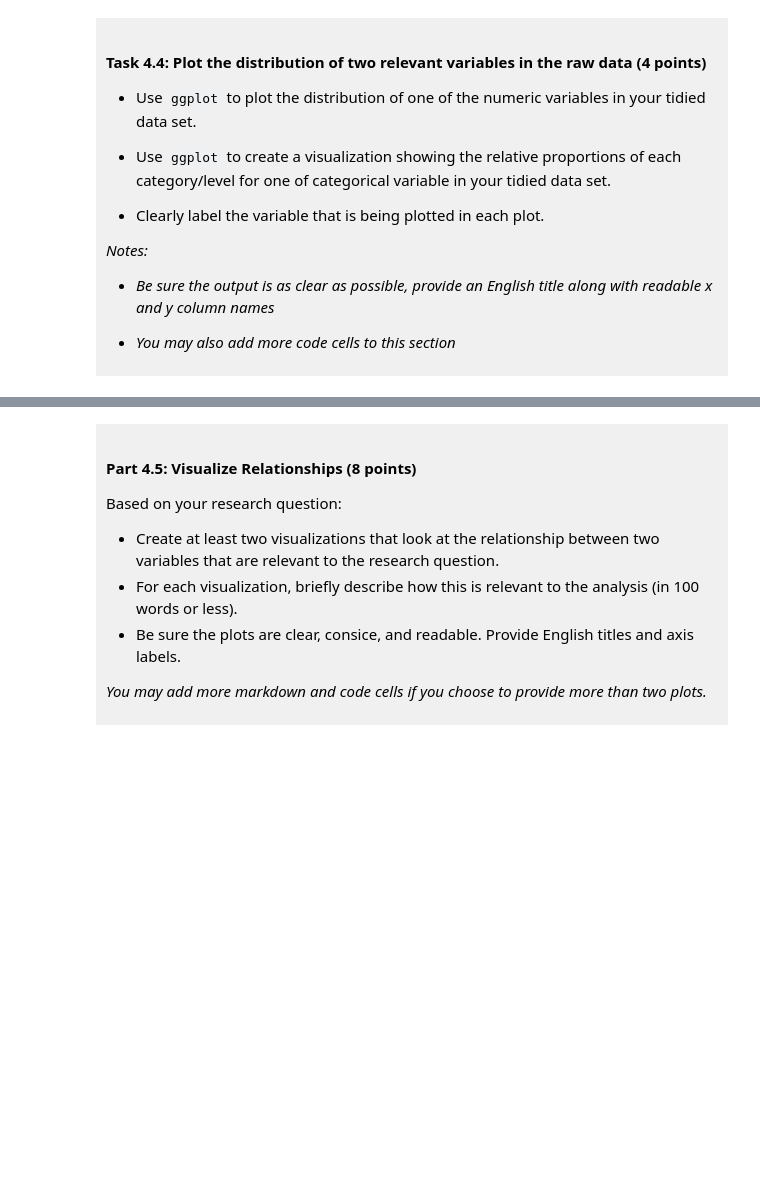
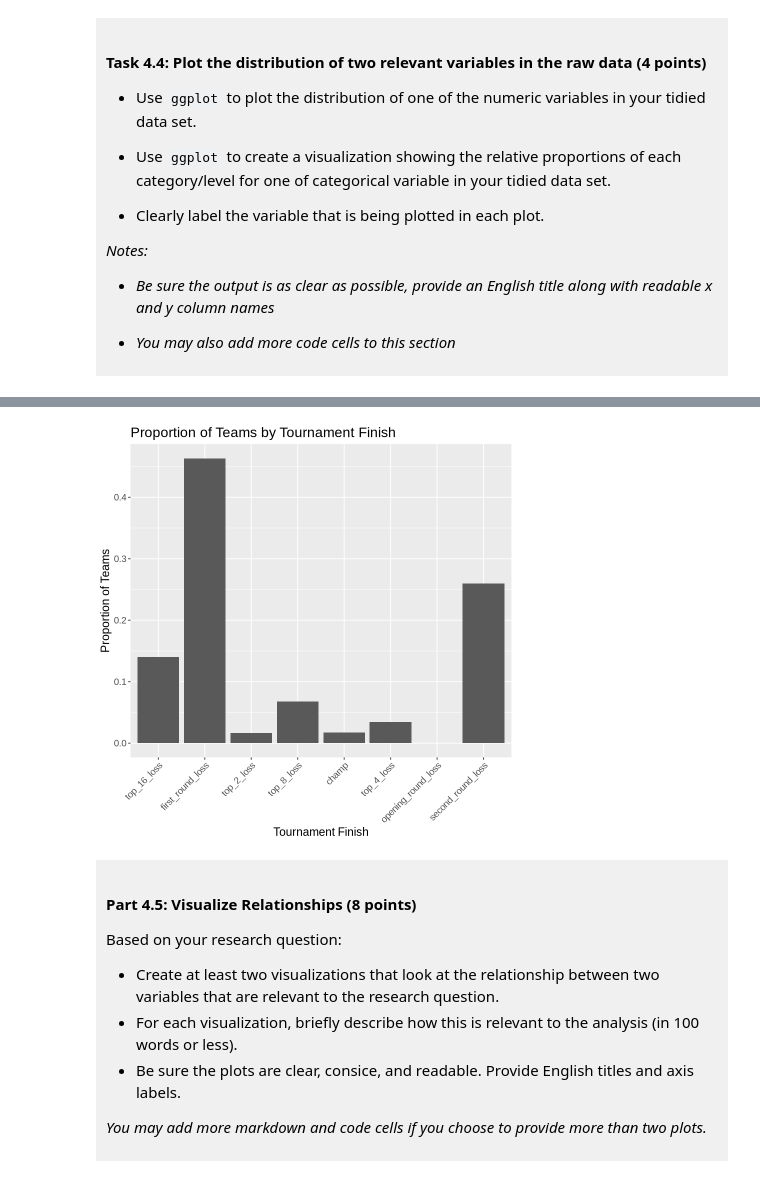
Before and after one commit to lianasd811/dsci-100-project-liana-sakaideruga, a Jupyter notebook: dsci-100-project-notebook.ipynb, the cells around one changed output, grey strips where cells are left out. Drawn from its saved outputs; the diff is of its cells as text; code cells hidden in the pictures; blank space fills up the shorter version.

```diff
--- a/dsci-100-project-notebook.ipynb
+++ b/dsci-100-project-notebook.ipynb
@@ -308,5 +359,18 @@ You will refine your research question (if needed) and produce a tidy data set.
 # %%
-### EDIT THIS CODE CELL FOR PLOT 2 ###
+categorical_plot <- womens_tidy |>
+    ggplot(aes(x = tourney_finish)) +
+    geom_bar(aes(y = after_stat(count / sum(count)))) +
+    labs(
+        title = "Proportion of Teams by Tournament Finish",
+        x = "Tournament Finish",
+        y = "Proportion of Teams") +
+    theme(
+        text = element_text(size = 14),
+        axis.text.x = element_text(angle = 45, hjust = 1))
+
+categorical_plot
+# %% [output]
+[figure, added]
 # %% [markdown]
 <div style="background-color: #f0f0f0; padding: 10px;">
 
```
Also changed, not shown: parts of 9 cells of this notebook.
